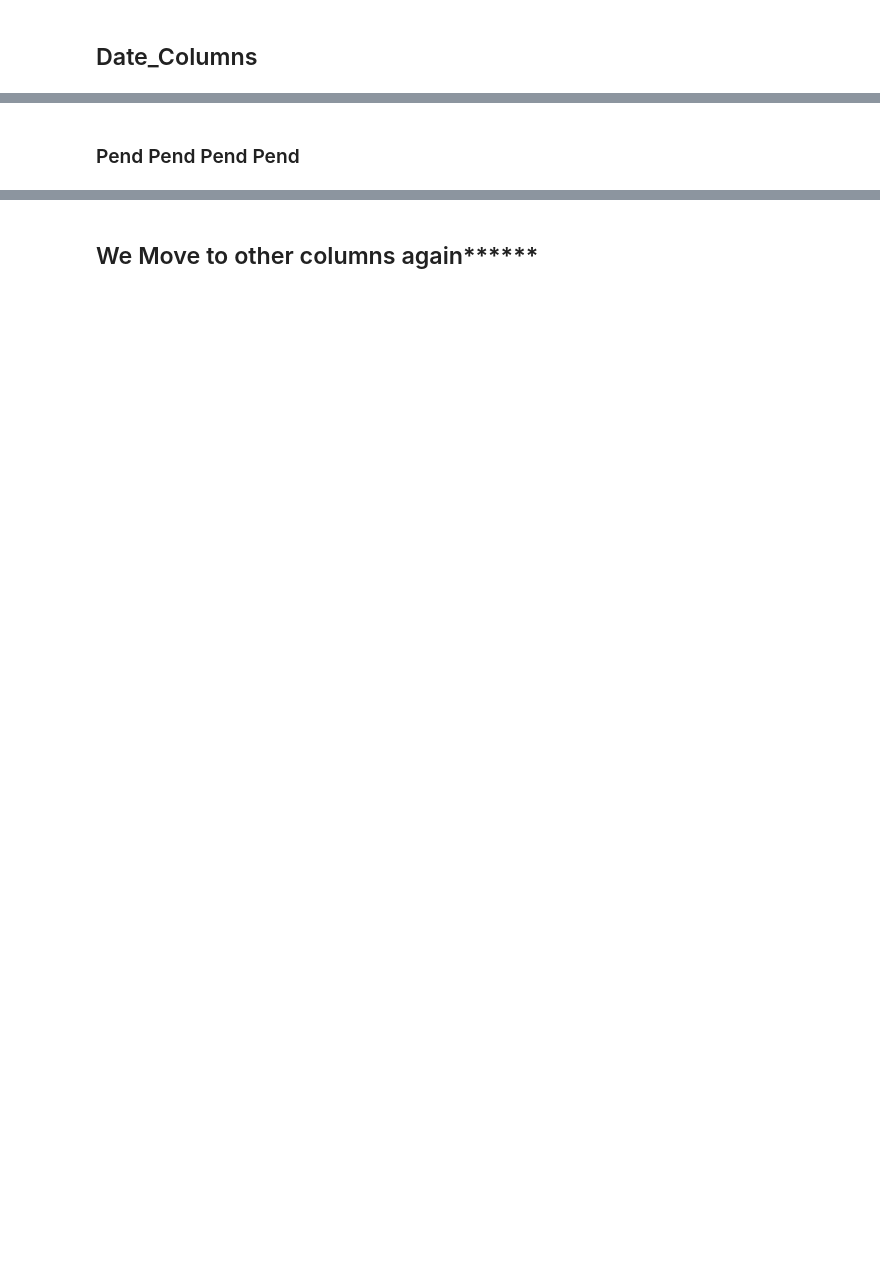
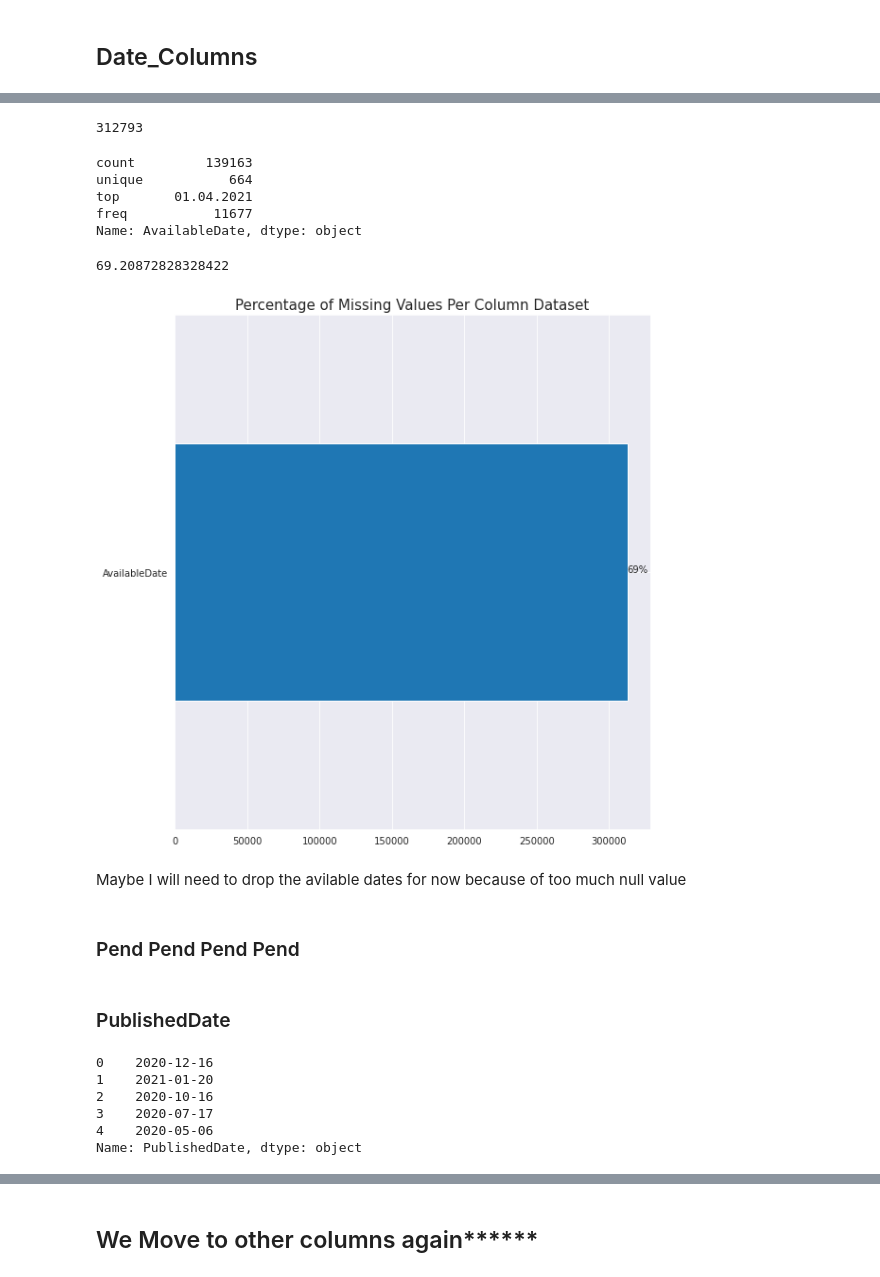
Before and after one commit to michaji/Housing_Project, a Jupyter notebook: Housing.ipynb, the cells around one changed output, grey strips where cells are left out. Drawn from its saved outputs; the diff is of its cells as text; code cells hidden in the pictures; blank space fills up the shorter version.

```diff
--- a/Housing.ipynb
+++ b/Housing.ipynb
@@ -318,3 +374,5 @@ encoder.fit_transform(City,data['PriceText'])
+# %%
+data['City'] = City.copy()
 # %%
 data.isnull().sum()
 # %% [markdown]
@@ -401,5 +518,49 @@ len(data)
 (AvlDate.isnull().sum()/len(data))*100
 # %%
 AvlDate.fillna("Others", inplace = True)
+# %%
+AvlDate.isnull().sum()
+# %% [output]
+312793
+# %%
+AvlDate = pd.to_datetime(AvlDate)
+# %%
+AvlDate.describe()
+# %% [output]
+count         139163
+unique           664
+top       01.04.2021
+freq           11677
+Name: AvailableDate, dtype: object
+# %%
+percentage_missing(AvlDate)
+# %% [output]
+69.20872828328422
+# %%
+AvlDate = pd.DataFrame(AvlDate)
+# %%
+ax = AvlDate.isna().sum().sort_values().plot(kind = 'barh', figsize = (9, 10))
+plt.title('Percentage of Missing Values Per Column Dataset', fontdict={'size':15})
+for p in ax.patches:
+    percentage ='{:,.0f}%'.format((p.get_width()/data.shape[0])*100)
+    width, height =p.get_width(),p.get_height()
+    x=p.get_x()+width+0.02
+    y=p.get_y()+height/2
+    ax.annotate(percentage,(x,y))
+# %% [output]
+[figure, added]
+# %% [markdown]
+Maybe I will need to drop the avilable dates for now because of too much null value
 # %% [markdown]
 ### Pend Pend Pend Pend
+# %% [markdown]
+### PublishedDate
+# %%
+data['PublishedDate'].head()
+# %% [output]
+0    2020-12-16
+1    2021-01-20
+2    2020-10-16
+3    2020-07-17
+4    2020-05-06
+Name: PublishedDate, dtype: object
```
Also changed, not shown: parts of 122 cells of this notebook.
